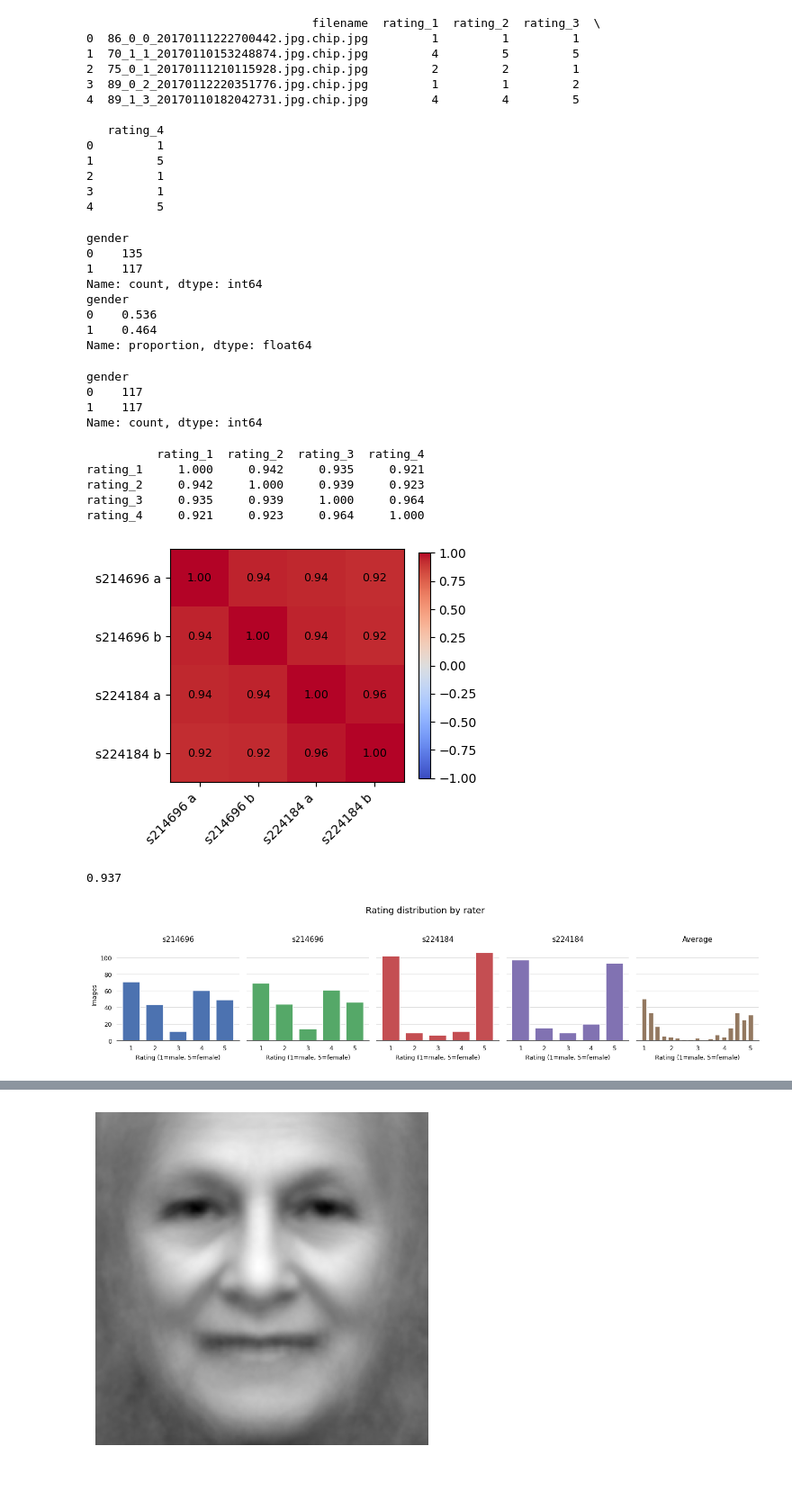
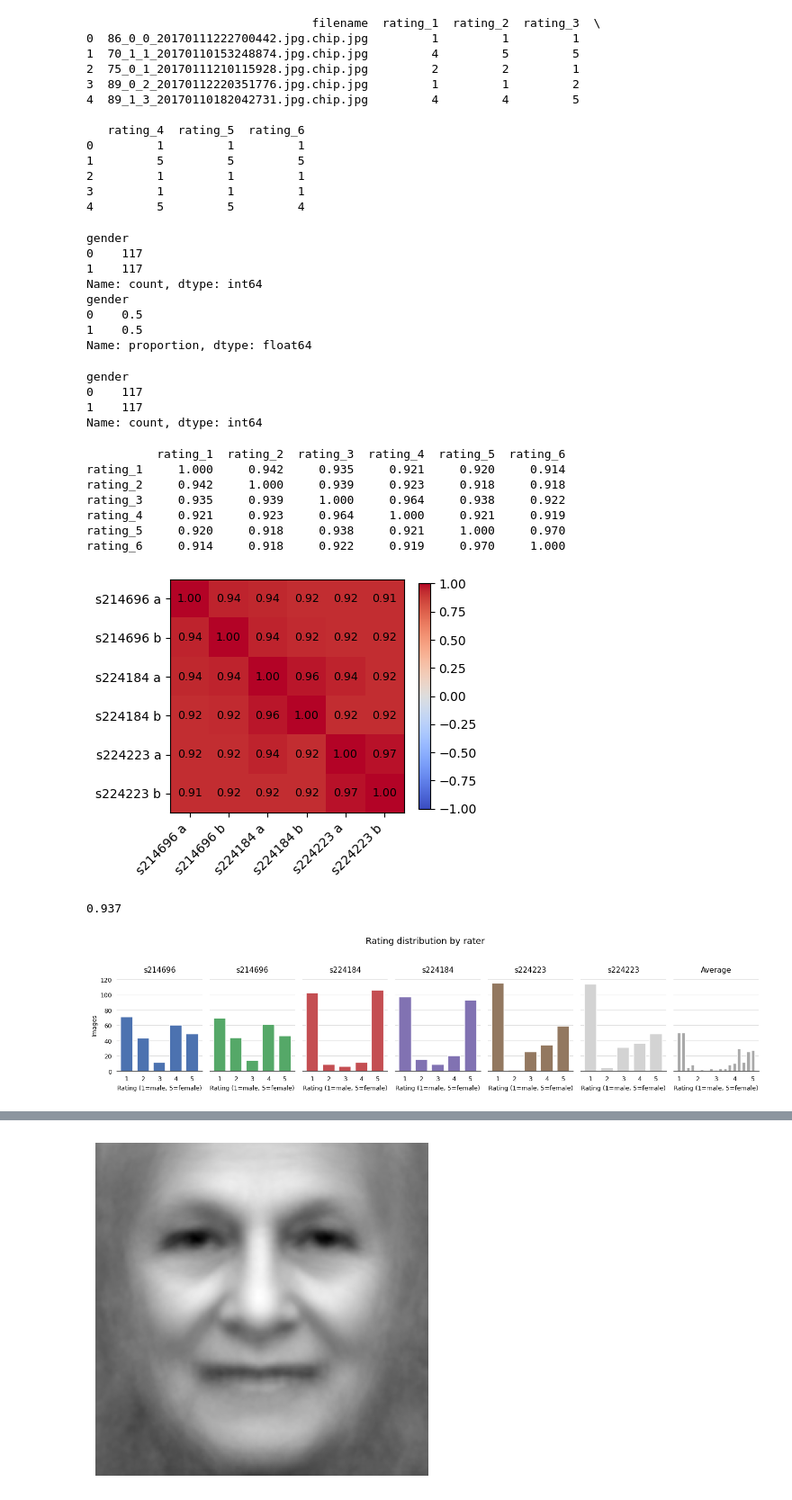
Before and after one commit to oliviaolli/Cognitive_mod, a Jupyter notebook: data_analysis.ipynb, the cells around one changed output, grey strips where cells are left out. Shown at 90% size. Saved outputs shown, nothing was run; the diff lists cells and outputs as text; code cells hidden in the pictures.

```diff
--- a/data_analysis.ipynb
+++ b/data_analysis.ipynb
@@ -10,11 +10,15 @@ df1 = pd.read_csv("s214696_1.csv")
 df2 = pd.read_csv("s214696_2.csv")
 df3 = pd.read_csv("s224184_1.csv")
 df4 = pd.read_csv("s224184_2.csv")
+df5 = pd.read_csv("s224223_1.csv")
+df6 = pd.read_csv("s224223_2.csv")
+
 
 df = df1.merge(df2, on="filename", suffixes=("_1", "_2"))
 df = df.merge(df3, on="filename")
 df = df.merge(df4, on="filename", suffixes=("_3", "_4"))
-
+df = df.merge(df5, on="filename")
+df = df.merge(df6, on="filename", suffixes=("_5", "_6"))
 print(df.head())
 # %% [output]
                                 filename  rating_1  rating_2  rating_3  \
@@ -24,14 +28,14 @@ print(df.head())
 3  89_0_2_20170112220351776.jpg.chip.jpg         1         1         2
 4  89_1_3_20170110182042731.jpg.chip.jpg         4         4         5
 
-   rating_4
-0         1
-1         5
-2         1
-3         1
-4         5
+   rating_4  rating_5  rating_6
+0         1         1         1
+1         5         5         5
+2         1         1         1
+3         1         1         1
+4         5         5         4
 # %%
-cols = ["rating_1", "rating_2", "rating_3", "rating_4"]
+cols = ["rating_1", "rating_2", "rating_3", "rating_4", "rating_5", "rating_6"]
 df[cols] = df[cols].apply(pd.to_numeric, errors="coerce")
 df["avg"] = df[cols].mean(axis=1)
 # %%
@@ -42,12 +46,12 @@ print(df["gender"].value_counts())
 print(df["gender"].value_counts(normalize=True).round(3))
 # %% [output]
 gender
-0    135
+0    117
 1    117
 Name: count, dtype: int64
 gender
-0    0.536
-1    0.464
+0    0.5
+1    0.5
 Name: proportion, dtype: float64
 # %%
 n = df["gender"].value_counts().min()
@@ -63,31 +67,33 @@ gender
 1    117
 Name: count, dtype: int64
 # %%
-cols = ["rating_1", "rating_2", "rating_3", "rating_4"]
+cols = ["rating_1", "rating_2", "rating_3", "rating_4", "rating_5", "rating_6"]
 corr = df[cols].corr()
 print(corr.round(3))
 
 fig, ax = plt.subplots(figsize=(4.5, 4))
 im = ax.imshow(corr, cmap="coolwarm", vmin=-1, vmax=1)
 
-labels = ["s214696 a", "s214696 b", "s224184 a", "s224184 b"]
-ax.set_xticks(range(4), labels, rotation=45, ha="right")
-ax.set_yticks(range(4), labels)
+labels = ["s214696 a", "s214696 b", "s224184 a", "s224184 b", "s224223 a", "s224223 b"]
+ax.set_xticks(range(6), labels, rotation=45, ha="right")
+ax.set_yticks(range(6), labels)
 
-for i in range(4):
-    for j in range(4):
+for i in range(6):
+    for j in range(6):
         ax.text(j, i, f"{corr.iloc[i, j]:.2f}", ha="center", va="center", fontsize=9)
 
 fig.colorbar(im, shrink=0.8)
 plt.tight_layout()
 plt.show()
 # %% [output]
-          rating_1  rating_2  rating_3  rating_4
-rating_1     1.000     0.942     0.935     0.921
-rating_2     0.942     1.000     0.939     0.923
-rating_3     0.935     0.939     1.000     0.964
-rating_4     0.921     0.923     0.964     1.000
+          rating_1  rating_2  rating_3  rating_4  rating_5  rating_6
+rating_1     1.000     0.942     0.935     0.921     0.920     0.914
+rating_2     0.942     1.000     0.939     0.923     0.918     0.918
+rating_3     0.935     0.939     1.000     0.964     0.938     0.922
+rating_4     0.921     0.923     0.964     1.000     0.921     0.919
+rating_5     0.920     0.918     0.938     0.921     1.000     0.970
+rating_6     0.914     0.918     0.922     0.919     0.970     1.000
-[figure, old version]
+[figure, new version]
 # %%
 cols = ["rating_1", "rating_2", "rating_3", "rating_4"]
 corr = np.corrcoef(df[cols].values, rowvar=False)
@@ -97,35 +103,35 @@ print(round(mean_r, 3))
 0.937
 # %%
 
-cols   = ["rating_1", "rating_2", "rating_3", "rating_4", "avg"]
-titles = ["s214696", "s214696", "s224184", "s224184", "Average"]
-colors = ["#4C72B0", "#55A868", "#C44E52", "#8172B2", "#937860"]
+cols   = ["rating_1", "rating_2", "rating_3", "rating_4", "rating_5", "rating_6", "avg"]
+titles = ["s214696", "s214696", "s224184", "s224184", "s224223", "s224223", "Average"]
+colors = ["#4C72B0", "#55A868", "#C44E52", "#8172B2", "#937860", "#D3D3D3", "#A9A9A9"]
 
 int_bins = np.arange(0.5, 6.5, 1)          # one bar per whole rating
 avg_bins = np.arange(0.875, 5.26, 0.25)    # quarter steps for the mean
 
-fig, axes = plt.subplots(1, 5, figsize=(14, 3.2), sharey=True)
+fig, axes = plt.subplots(1, 7, figsize=(14, 3.2), sharey=True)
 
 for ax, col, title, c in zip(axes, cols, titles, colors):
     bins = avg_bins if col == "avg" else int_bins
     ax.hist(df[col].dropna(), bins=bins, rwidth=0.75,
             color=c, edgecolor="white", linewidth=1.2)
 
     ax.set_title(title, fontsize=11, pad=10)
     ax.set_xticks([1, 2, 3, 4, 5])
     ax.set_xlabel("Rating (1=male, 5=female)", fontsize=9)
 
     ax.grid(axis="y", color="#DDDDDD", linewidth=0.8)
     ax.set_axisbelow(True)
     for side in ("top", "right", "left"):
         ax.spines[side].set_visible(False)
     ax.tick_params(left=False, bottom=False, labelsize=9)
 
 axes[0].set_ylabel("Images", fontsize=9)
 fig.suptitle("Rating distribution by rater", fontsize=13, y=1.04)
 plt.tight_layout()
 plt.savefig("histogram.png")
 # %% [output]
-[figure, old version]
+[figure, new version]
 # %%
 
```
Also changed, not shown: parts of 9 cells of this notebook, 3 other files.
